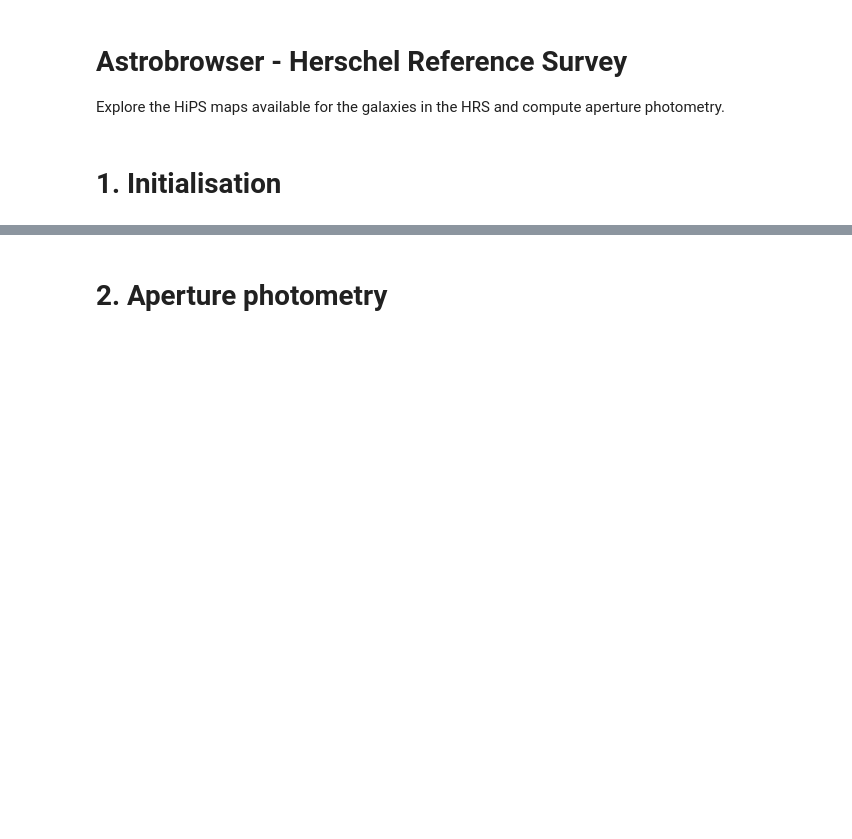
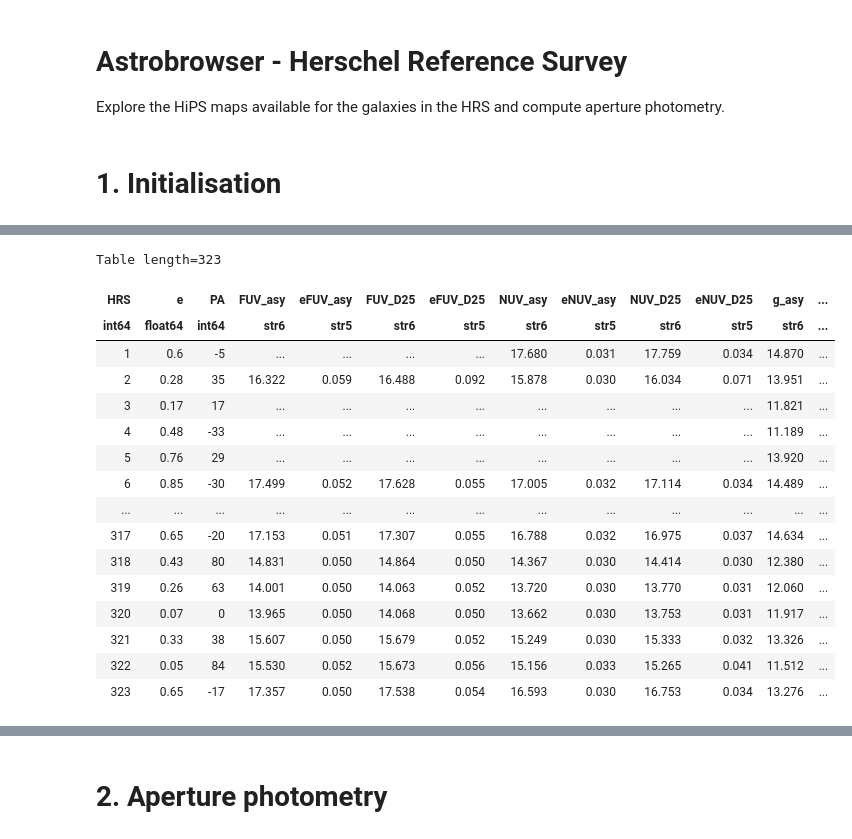
Before and after one commit to paranoya/astrobrowser, a Jupyter notebook: HRS.ipynb, the cells around one changed output, grey strips where cells are left out. Drawn from its saved outputs; the diff is of its cells as text; code cells hidden in the pictures; blank space fills up the shorter version.

```diff
--- a/HRS.ipynb
+++ b/HRS.ipynb
@@ -23 +76,21 @@ import importlib
+# %%
+HRS_optical_UV_photometry
+# %% [output]
+Table length=323
+| HRS | e | PA | FUV_asy | eFUV_asy | FUV_D25 | eFUV_D25 | NUV_asy | eNUV_asy | NUV_D25 | eNUV_D25 | g_asy | ... |
+| int64 | float64 | int64 | str6 | str5 | str6 | str5 | str6 | str5 | str6 | str5 | str6 | ... |
+| 1 | 0.6 | -5 | ... | ... | ... | ... | 17.680 | 0.031 | 17.759 | 0.034 | 14.870 | ... |
+| 2 | 0.28 | 35 | 16.322 | 0.059 | 16.488 | 0.092 | 15.878 | 0.030 | 16.034 | 0.071 | 13.951 | ... |
+| 3 | 0.17 | 17 | ... | ... | ... | ... | ... | ... | ... | ... | 11.821 | ... |
+| 4 | 0.48 | -33 | ... | ... | ... | ... | ... | ... | ... | ... | 11.189 | ... |
+| 5 | 0.76 | 29 | ... | ... | ... | ... | ... | ... | ... | ... | 13.920 | ... |
+| 6 | 0.85 | -30 | 17.499 | 0.052 | 17.628 | 0.055 | 17.005 | 0.032 | 17.114 | 0.034 | 14.489 | ... |
+| ... | ... | ... | ... | ... | ... | ... | ... | ... | ... | ... | ... | ... |
+| 317 | 0.65 | -20 | 17.153 | 0.051 | 17.307 | 0.055 | 16.788 | 0.032 | 16.975 | 0.037 | 14.634 | ... |
+| 318 | 0.43 | 80 | 14.831 | 0.050 | 14.864 | 0.050 | 14.367 | 0.030 | 14.414 | 0.030 | 12.380 | ... |
+| 319 | 0.26 | 63 | 14.001 | 0.050 | 14.063 | 0.052 | 13.720 | 0.030 | 13.770 | 0.031 | 12.060 | ... |
+| 320 | 0.07 | 0 | 13.965 | 0.050 | 14.068 | 0.050 | 13.662 | 0.030 | 13.753 | 0.031 | 11.917 | ... |
+| 321 | 0.33 | 38 | 15.607 | 0.050 | 15.679 | 0.052 | 15.249 | 0.030 | 15.333 | 0.032 | 13.326 | ... |
+| 322 | 0.05 | 84 | 15.530 | 0.052 | 15.673 | 0.056 | 15.156 | 0.033 | 15.265 | 0.041 | 11.512 | ... |
+| 323 | 0.65 | -17 | 17.357 | 0.050 | 17.538 | 0.054 | 16.593 | 0.030 | 16.753 | 0.034 | 13.276 | ... |
 # %%
```
Also changed, not shown: parts of 45 cells of this notebook, 1 other file.
